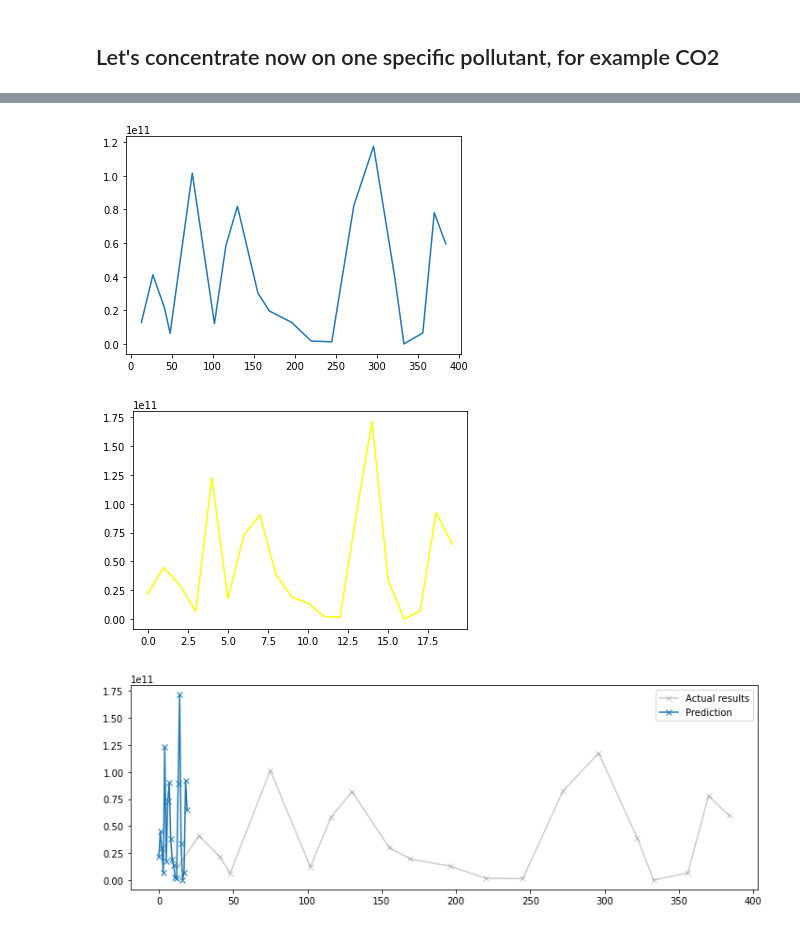
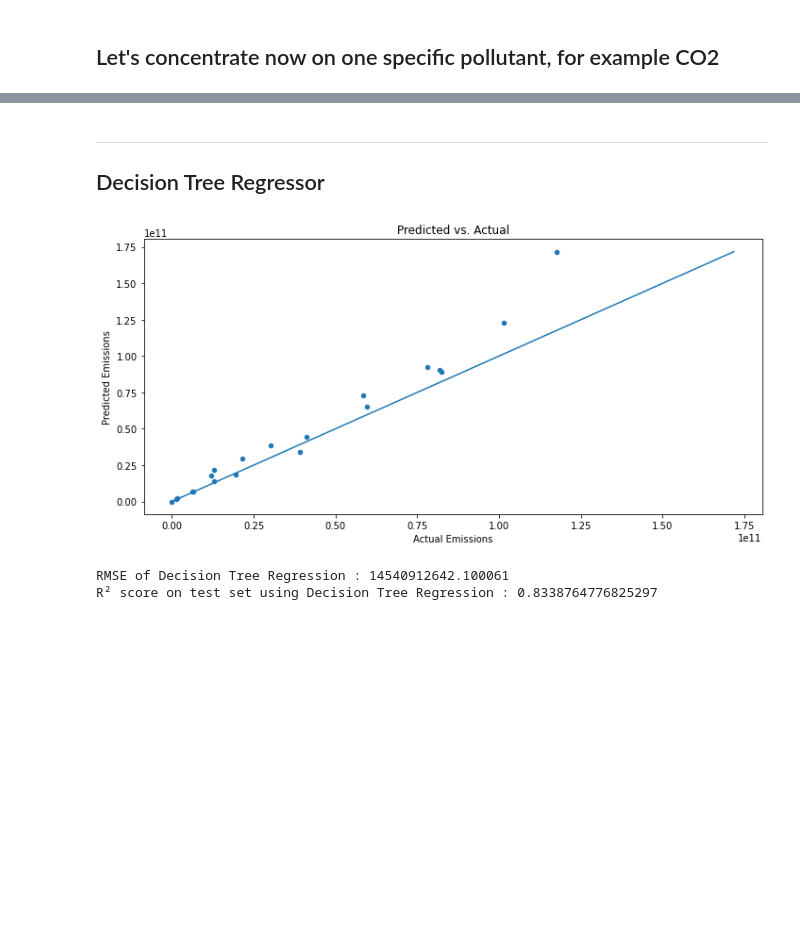
Before and after one commit to taredalen/AirPollutionPrediction, a Jupyter notebook: prediction/F1Prediction.ipynb, the cells around one changed output, grey strips where cells are left out. Cells and saved outputs as stored; diff of their text form; code cells hidden in the pictures; blank space fills up the shorter version.

Commit message:
pivot prediction : dt, random forest, lr models

```diff
--- a/prediction/F1Prediction.ipynb
+++ b/prediction/F1Prediction.ipynb
@@ -263,6 +217,4 @@ display(splits_pollutant['train'][2][[selected_pollutant]])
 # %%
-# train:  [2007, 2008, 2009] test:  [2010]
-
 index = 12
 X_train = splits_pollutant['train'][index][['year', 'country']]
 y_train = splits_pollutant['train'][index][[selected_pollutant]]
@@ -270,8 +222,3 @@ X_test = splits_pollutant['test'][index][['year', 'country']]
 y_test = splits_pollutant['test'][index][[selected_pollutant]]
 
 X_standard = StandardScaler().fit_transform(X_train, X_test)
-
-decision_model = DecisionTreeRegressor()
-dt_model = decision_model.fit(X_train, y_train)
-
-y_pred = dt_model.predict(X_test)
@@ -296,16 +225,31 @@ plt.show()
-# %%
-plt.plot(y_test)
-plt.show()
-plt.plot(y_pred, color='yellow')
-plt.show()
-# %% [output]
-[figure, removed]
-[figure, removed]
-# %%
-fig, ax = plt.subplots(figsize=(12, 4))
-
-ax.plot(y_test, 'x-', alpha=0.2, label="Actual results", color='black')
-ax.plot(y_pred, 'x-', label='Prediction')
-_ = ax.legend()
-# %% [output]
-[figure, removed]
+# %%
+from sklearn.metrics import r2_score
+
+def show_plot(y_pred, y_test, model):
+    plt.figure(figsize=(10, 5))
+    plt.scatter(y_test, y_pred, s=20)
+    plt.title('Predicted vs. Actual')
+    plt.xlabel('Actual Emissions')
+    plt.ylabel('Predicted Emissions')
+
+    plt.plot([min(y_pred), max(y_pred)], [min(y_pred), max(y_pred)])
+    plt.tight_layout()
+    plt.show()
+
+    print(f'RMSE of {model} :', np.sqrt(mean_squared_error(y_pred, y_test)))
+    print(f'R² score on test set using {model} :', r2_score(y_test, y_pred))
+# %% [markdown]
+---
+## Decision Tree Regressor
+# %%
+decision_model = DecisionTreeRegressor()
+
+dt = DecisionTreeRegressor()
+dt_model = dt.fit(X_train, y_train)
+y_pred_dt = dt_model.predict(X_test)
+
+show_plot(y_pred_dt, y_test, 'Decision Tree Regression')
+# %% [output]
+[figure, added]
+RMSE of Decision Tree Regression : 14540912642.100061
+R² score on test set using Decision Tree Regression : 0.8338764776825297
```
Also changed, not shown: parts of 11 cells of this notebook.
